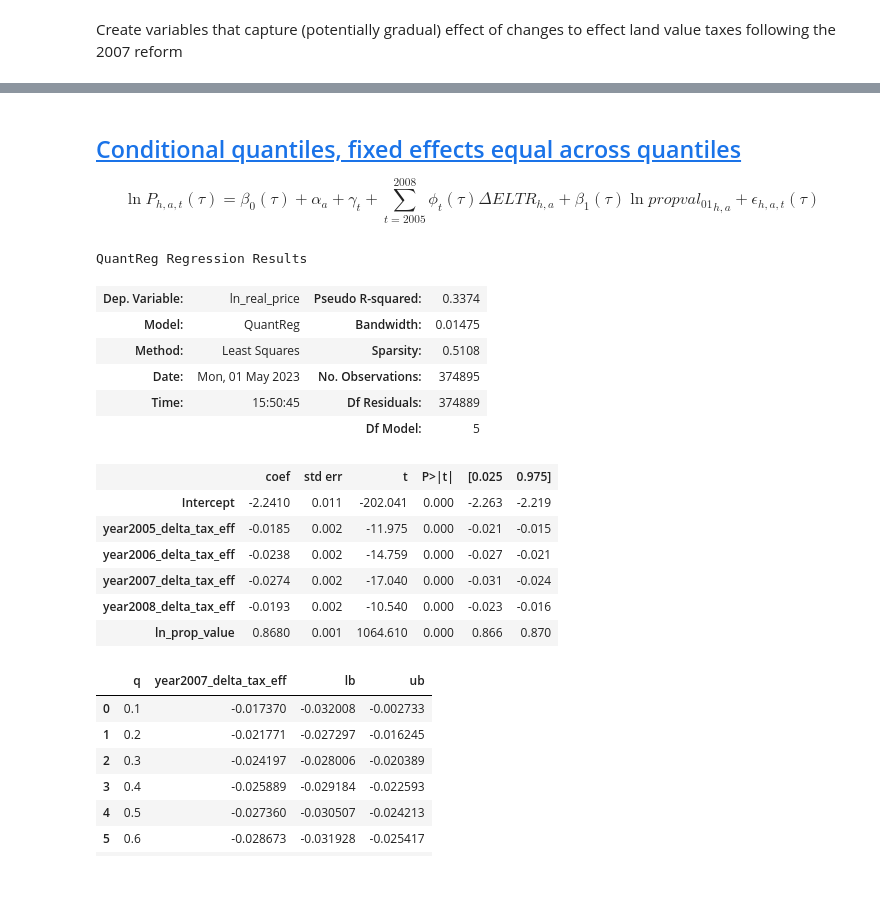
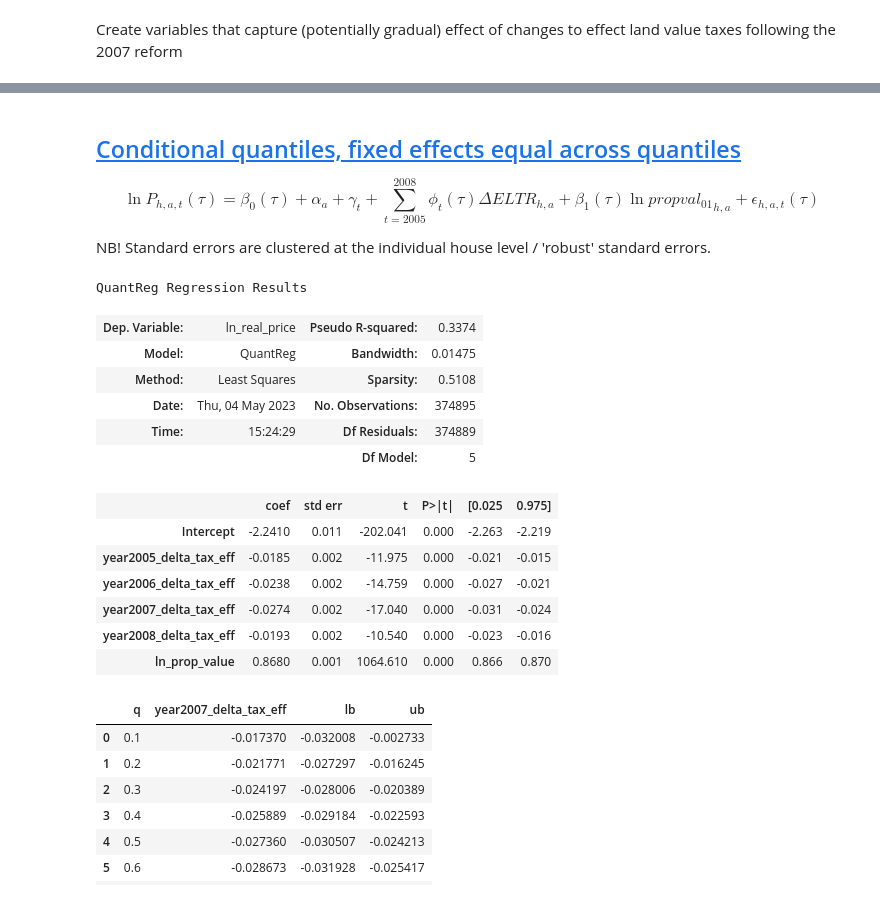
Before and after one commit to jorgenhost/No_taxation_without_capitalization, a Jupyter notebook: 4_main.ipynb, the cells around one changed output, grey strips where cells are left out. Drawn from its saved outputs; the diff is of its cells as text; code cells hidden in the pictures.

```diff
--- a/4_main.ipynb
+++ b/4_main.ipynb
@@ -449,24 +452,26 @@ $$
     \ln{P}_{h,a,t}(\tau)=\beta_{0}(\tau)+\alpha_a+\gamma_t+\sum_{t=2005}^{2008}\phi_{t}(\tau) \Delta ELTR_{h,a}+\beta_{1}(\tau)\ln{propval_{01}}_{h,a}+\epsilon_{h,a,t}(\tau)
 \end{equation}
 $$
+
+NB! Standard errors are clustered at the individual house level / 'robust' standard errors.
 # %%
 mod_quantile_fe_across = smf.quantreg(formula,
               data=df_merged_index
               .pipe(demean(col_to_demean="ln_real_price"))
               .pipe(demean(col_to_demean="year2005_delta_tax_eff"))
               .pipe(demean(col_to_demean="year2006_delta_tax_eff"))
               .pipe(demean(col_to_demean="year2007_delta_tax_eff"))
               .pipe(demean(col_to_demean="year2008_delta_tax_eff"))
               .pipe(demean(col_to_demean="ln_prop_value")))
-result_quantile=mod_quantile_fe_across.fit(q=0.5,cov_type='cluster', cov_kwds={'groups': df_merged_index['kommune_old']})
+result_quantile=mod_quantile_fe_across.fit(q=0.5,vcov='robust')
 result_quantile.summary()
 # %% [output]
 QuantReg Regression Results
 | Dep. Variable: | ln_real_price | Pseudo R-squared: | 0.3374 |
 | Model: | QuantReg | Bandwidth: | 0.01475 |
 | Method: | Least Squares | Sparsity: | 0.5108 |
-| Date: | Mon, 01 May 2023 | No. Observations: | 374895 |
-| Time: | 15:50:45 | Df Residuals: | 374889 |
+| Date: | Thu, 04 May 2023 | No. Observations: | 374895 |
+| Time: | 15:24:29 | Df Residuals: | 374889 |
 |  |  | Df Model: | 5 |
 |  | coef | std err | t | P>|t| | [0.025 | 0.975] |
 | Intercept | -2.2410 | 0.011 | -202.041 | 0.000 | -2.263 | -2.219 |
```
Also changed, not shown: parts of 14 cells of this notebook, 18 other files.
